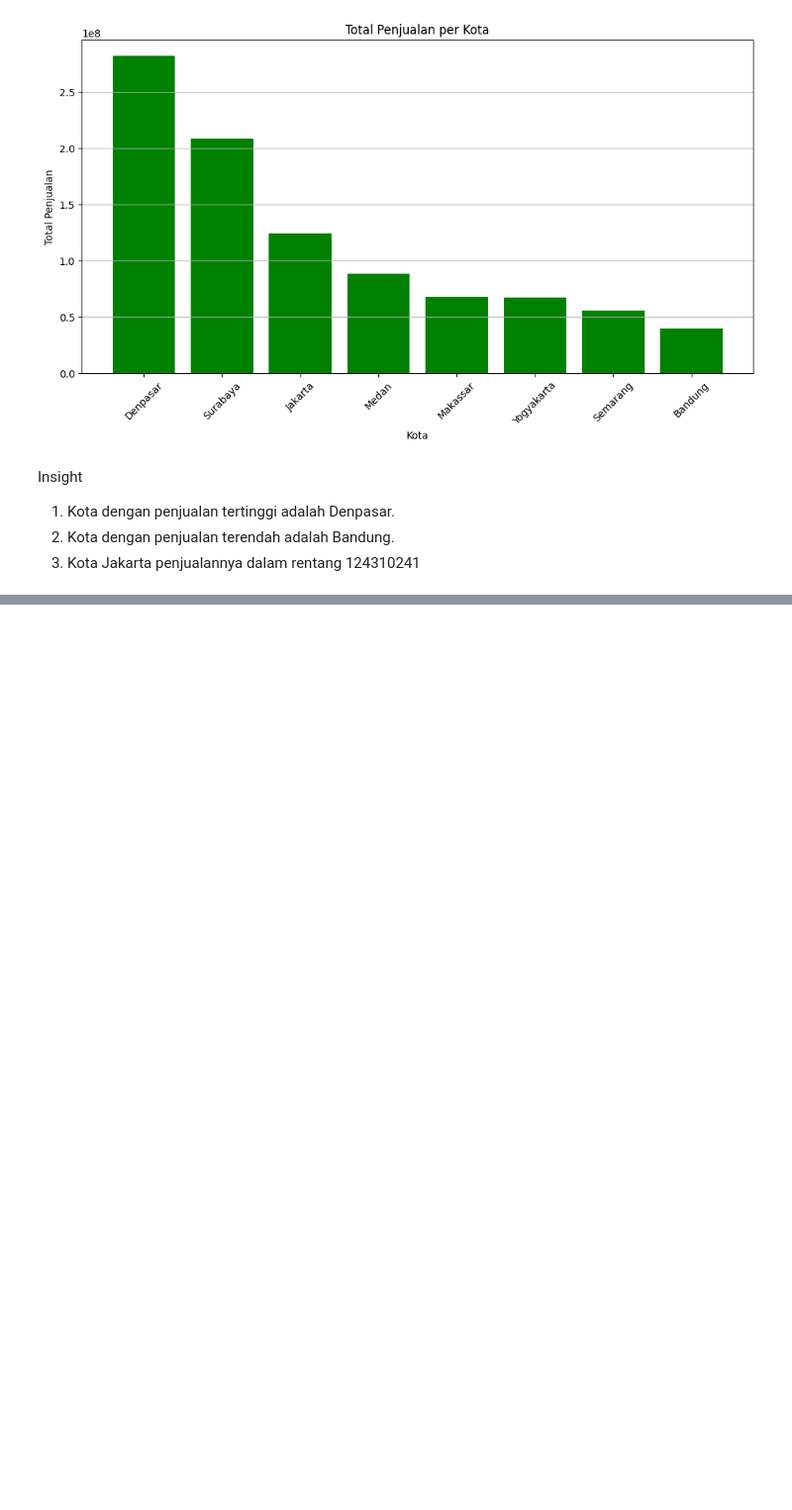
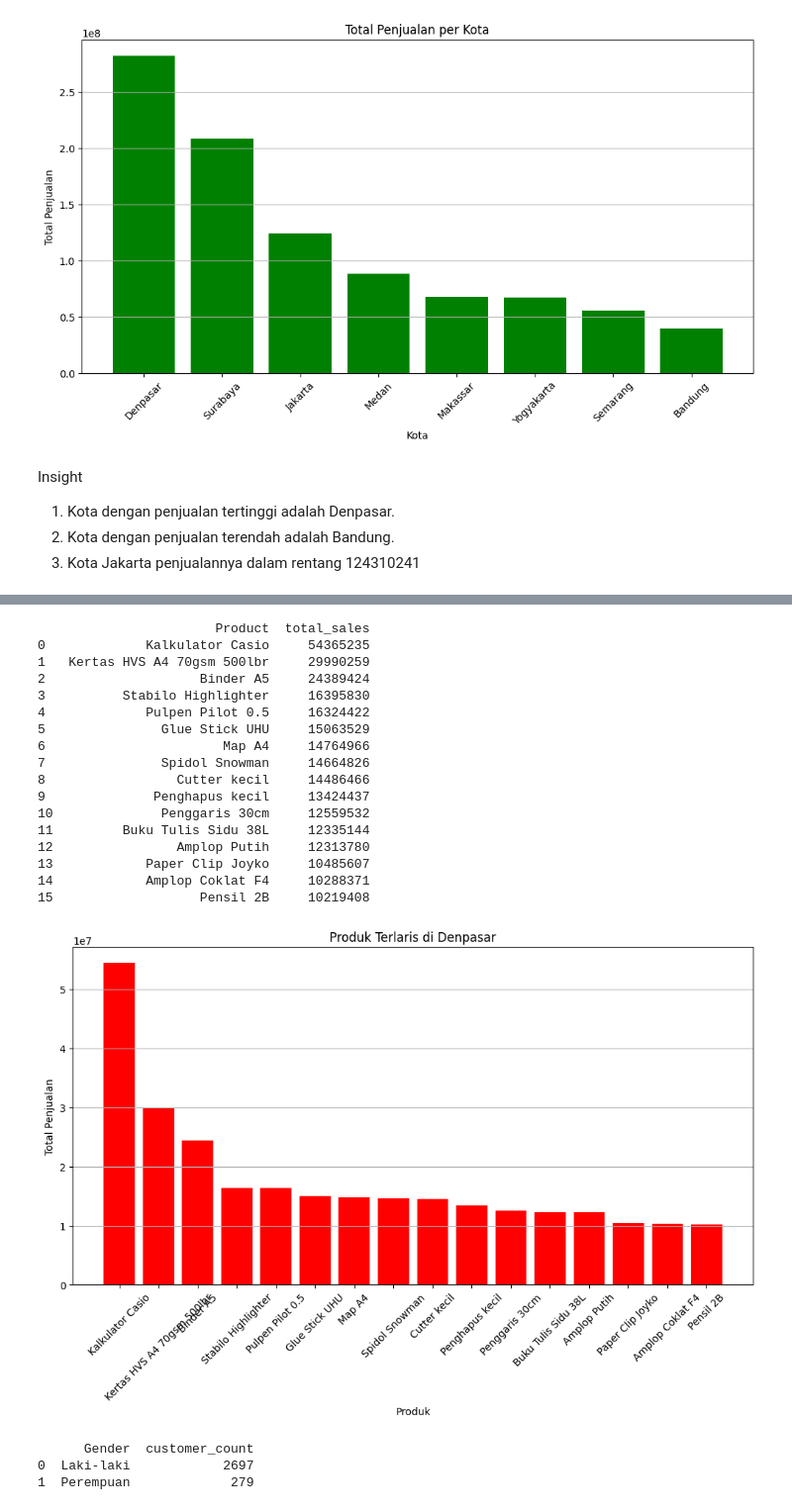
Before and after one commit to reyaput/Data-analysis-exercise, a Jupyter notebook: tokoAlatTulis.ipynb, the cells around one changed output, grey strips where cells are left out. Shown: that part at 99% size. Drawn from its saved outputs; the diff is of its cells as text; code cells hidden in the pictures; blank space fills up the shorter version.

```diff
--- a/tokoAlatTulis.ipynb
+++ b/tokoAlatTulis.ipynb
@@ -279,0 +325,61 @@ Insight
+# %%
+# Cek Produk yang paling laku di Denpasar
+
+query_top_products_denpasar = """
+SELECT
+    Product,
+    SUM(Grand_Total) AS total_sales
+FROM data_table
+WHERE Kota = 'Denpasar'
+GROUP BY Product
+ORDER BY total_sales DESC;
+"""
+
+result_top_products_denpasar = pd.read_sql_query(query_top_products_denpasar, con=engine)
+print(result_top_products_denpasar)
+
+plt.figure(figsize=(12, 6))
+plt.bar(result_top_products_denpasar['Product'], result_top_products_denpasar['total_sales'], color='red')
+plt.title('Produk Terlaris di Denpasar')
+plt.xlabel('Produk')
+plt.ylabel('Total Penjualan')
+plt.xticks(rotation=45)
+plt.grid(axis='y')
+plt.show()
+# %% [output]
+                       Product  total_sales
+0             Kalkulator Casio     54365235
+1   Kertas HVS A4 70gsm 500lbr     29990259
+2                    Binder A5     24389424
+3          Stabilo Highlighter     16395830
+4             Pulpen Pilot 0.5     16324422
+5               Glue Stick UHU     15063529
+6                       Map A4     14764966
+7               Spidol Snowman     14664826
+8                 Cutter kecil     14486466
+9              Penghapus kecil     13424437
+10              Penggaris 30cm     12559532
+11         Buku Tulis Sidu 38L     12335144
+12                Amplop Putih     12313780
+13            Paper Clip Joyko     10485607
+14            Amplop Coklat F4     10288371
+15                   Pensil 2B     10219408
+[figure, added]
+# %%
+# Check Gender Pelanggan di Denpasar
+
+query_gender_denpasar = """
+SELECT
+    Gender,
+    COUNT(*) AS customer_count
+FROM data_table
+WHERE Kota = 'Denpasar'
+GROUP BY Gender;
+"""
+
+result_gender_denpasar = pd.read_sql_query(query_gender_denpasar, con=engine)
+print(result_gender_denpasar)
+# %% [output]
+      Gender  customer_count
+0  Laki-laki            2697
+1  Perempuan             279
```
Also changed, not shown: parts of 6 cells of this notebook.
